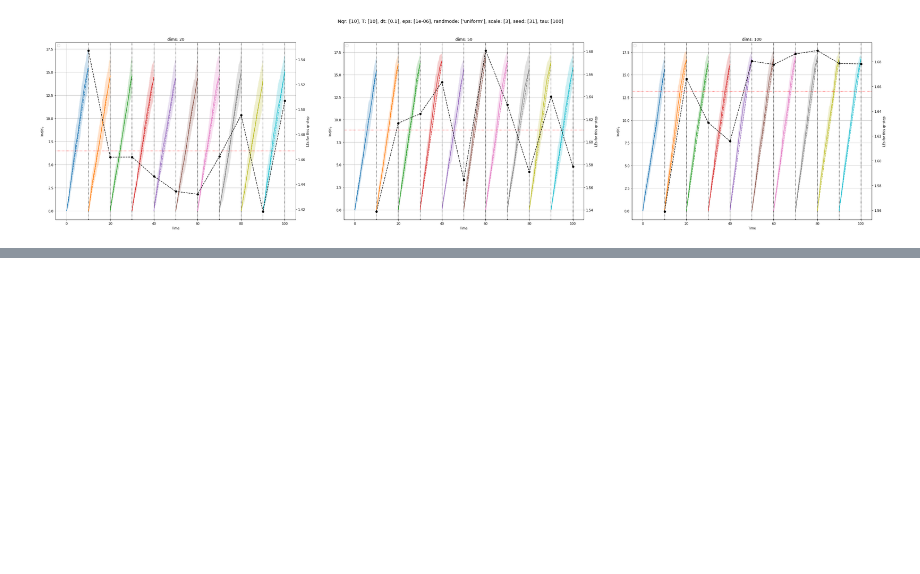
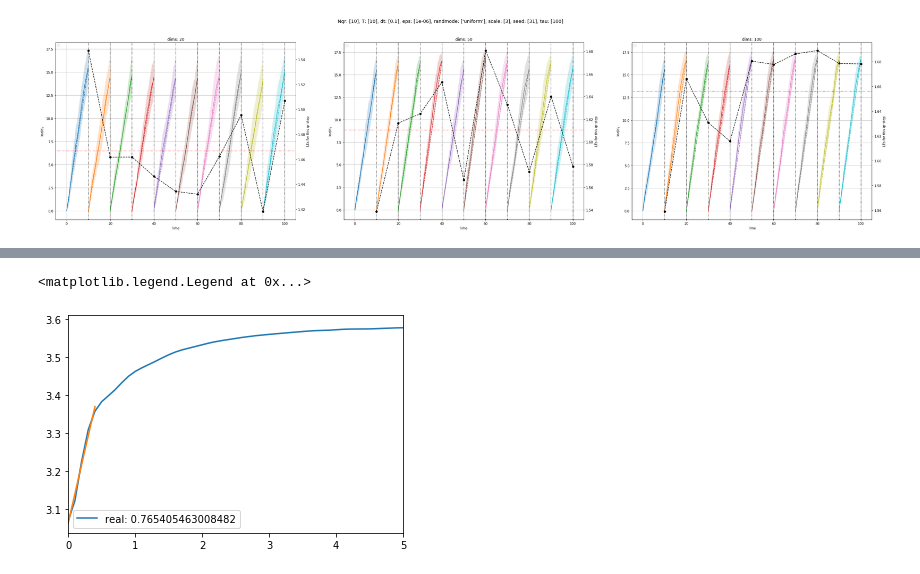
Before and after one commit to DuncDennis/rescomp, a Jupyter notebook: bin/lyapunov_exponents_testing/Test_Lorenz96_Simulations.ipynb, the cells around one changed output, grey strips where cells are left out. Drawn from its saved outputs; the diff is of its cells as text; code cells hidden in the pictures; blank space fills up the shorter version.

```diff
--- a/bin/lyapunov_exponents_testing/Test_Lorenz96_Simulations.ipynb
+++ b/bin/lyapunov_exponents_testing/Test_Lorenz96_Simulations.ipynb
@@ -253,0 +276,11 @@ mean sloap: 1.656
+# %%
+t_min, t_max = 0.0, 0.4
+
+x_fit, y_fit, coef = rescomp.utilities._linear_fit(out[0], dt=0.1, t_min=t_min, t_max=t_max)
+plt.plot(out[1], out[0], label=f"real: {coef[0]}")
+plt.plot(x_fit, y_fit)
+plt.xlim(0, 5)
+plt.legend()
+# %% [output]
+<matplotlib.legend.Legend at 0x...>
+[figure, added]
```
Also changed, not shown: parts of 3 cells of this notebook, 5 other files.
